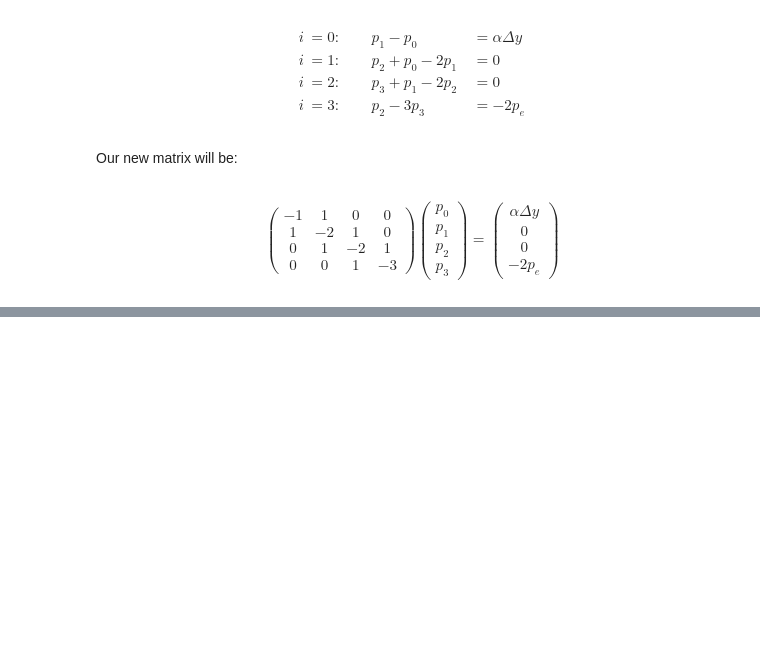
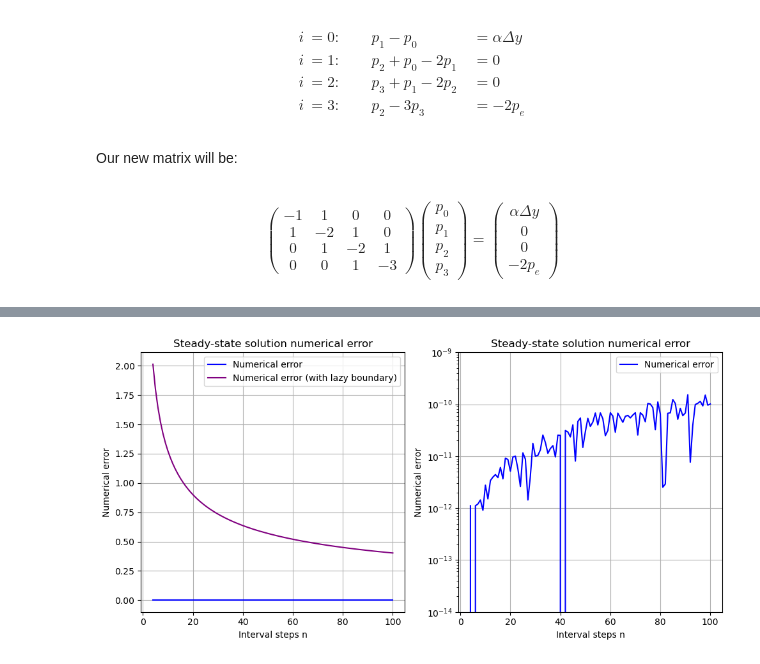
Before and after one commit to simengaasland/MOD510-Projects, a Jupyter notebook: Project 2/Project2_Report.ipynb, the cells around one changed output, grey strips where cells are left out. Drawn from its saved outputs; the diff is of its cells as text; code cells hidden in the pictures; blank space fills up the shorter version.

```diff
--- a/Project 2/Project2_Report.ipynb
+++ b/Project 2/Project2_Report.ipynb
@@ -227,0 +319,36 @@ $$
+# %%
+error_lazy = []
+error = []
+ns = np.linspace(4, 100, 100).astype(int)
+
+for i, n in enumerate(ns):
+    delta_y = y_e/n
+    p, _ = numerical(alpha, y_e, delta_y, p_e, n, lazy = False)
+    p_lazy, y = numerical(alpha, y_e, delta_y, p_e, n, lazy = True)
+    pa = analytical(y, alpha, y_e, p_init)
+    error.append(np.linalg.norm(pa - p))
+    error_lazy.append(np.linalg.norm(pa - p_lazy))
+
+#Plotting
+fig, ax = plt.subplots(1,2,figsize=(10,5))
+ax[0].plot(ns,error,'-', color = 'blue', label='Numerical error')
+ax[0].plot(ns,error_lazy,'-', color = 'purple', label='Numerical error (with lazy boundary)')
+ax[0].legend()
+ax[0].set_xlabel('Interval steps n')
+ax[0].set_ylabel('Numerical error')
+ax[0].set_title('Steady-state solution numerical error')
+ax[0].grid()
+
+ax[1].plot(ns,error,'-', color = 'blue', label='Numerical error')
+ax[1].legend()
+ax[1].set_xlabel('Interval steps n')
+ax[1].set_ylabel('Numerical error')
+ax[1].set_title('Steady-state solution numerical error')
+ax[1].set_yscale('log')
+ax[1].set_ylim(1e-14, 1e-9)
+ax[1].grid()
+
+fig.tight_layout()
+plt.show()
+# %% [output]
+[figure, added]
```
Also changed, not shown: parts of 5 cells of this notebook.
